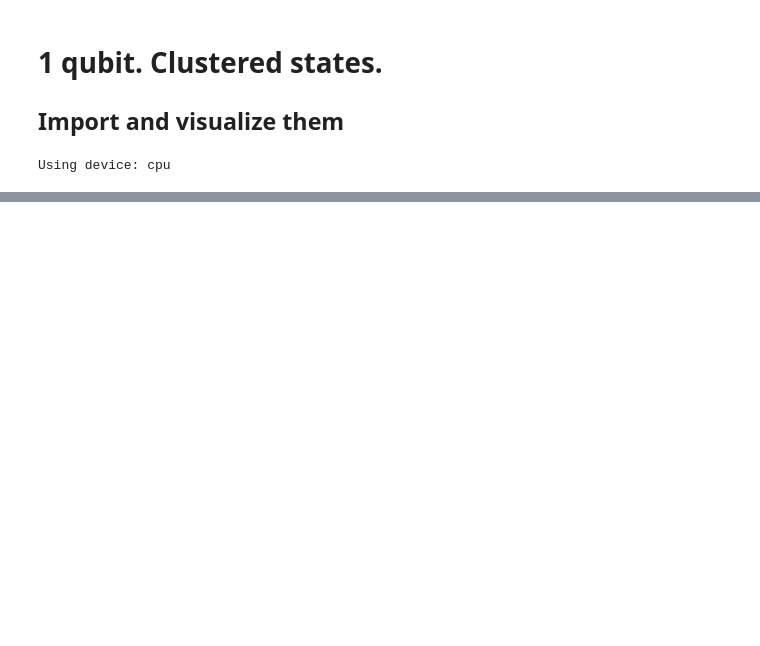
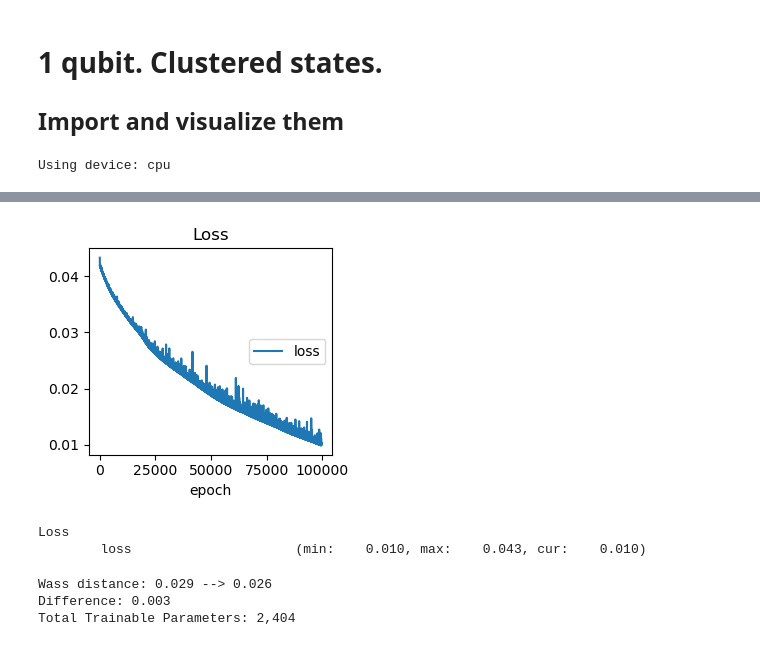
Before and after one commit to alapena/QuantGenMdl, a Jupyter notebook: train_simple_mlp.ipynb, the cells around one changed output, grey strips where cells are left out. Drawn from its saved outputs; the diff is of its cells as text; code cells hidden in the pictures; blank space fills up the shorter version.

```diff
--- a/train_simple_mlp.ipynb
+++ b/train_simple_mlp.ipynb
@@ -72,0 +246,64 @@ TypeError: QDDPMDiffuser.__init__() missing 1 required positional argument: 'n_f
+# %%
+# Second round: fine-tuning with lower lr.
+from livelossplot import PlotLosses
+import copy
+liveloss = PlotLosses(figsize=(6,3))
+lr = 1e-5
+n_epochs = 100000
+pbar = tqdm(range(n_epochs))
+path = Path('results_simple_mlp')/'bestmodel_pretrained.pt'
+checkpoint = torch.load(path)
+model_finetuned = MLP(input_feats, n_hidden_layers, output_feats).to(device)
+model_finetuned.load_state_dict(checkpoint)
+optimizer = torch.optim.AdamW(model_finetuned.parameters(), lr=lr)
+
+logs = {}
+best_loss = float('inf')
+last_save_epoch = 0
+model_finetuned.train()
+for epoch in pbar:
+    loss_epoch = 0
+    for batch in train_dataloader:
+        X, y, ts = batch
+        X, y = X.to(device), y.to(device)
+        optimizer.zero_grad()
+        x = model_finetuned(X)
+        loss = loss_fn(x, y)
+        loss.backward()
+        optimizer.step()
+        loss_value = loss.item()
+        loss_epoch += loss_value
+    # lr_scheduler.step()
+    avg_loss_epoch = loss_epoch / len(train_dataloader)
+    logs['loss'] = avg_loss_epoch
+    liveloss.update(logs)
+    pbar.set_description(f'Epoch {epoch+1}/{n_epochs} Loss: {loss_value:.3e} Last_save: {last_save_epoch}')
+    if avg_loss_epoch < best_loss:
+        best_loss = avg_loss_epoch
+        last_save_epoch = epoch
+        dir , filename = Path('results_simple_mlp'), 'bestmodel_finetuned1.pt'
+        path = dir/filename
+        dir.mkdir(parents=True, exist_ok=True)
+        torch.save(model.state_dict(), path)
+    if epoch % 500 == 0:
+        liveloss.send()
+# %% [output]
+[figure, added]
+Loss
+        loss                     (min:    0.010, max:    0.043, cur:    0.010)
+# %%
+# Print the evolution of the wass distance
+from src.QDDPM_torch_angel import WassDistance
+x = eval(model_finetuned, X)
+wass_true = WassDistance(X, y)
+wass_pred = WassDistance(X, x)
+print(f'Wass distance: {wass_true:.3f} --> {wass_pred:.3f}')
+print(f'Difference: {wass_true - wass_pred:.3f}')
+
+# Print some stats of the model
+n_params = sum(p.numel() for p in model.parameters())
+print(f'Total Trainable Parameters: {n_params:,}')
+# %% [output]
+Wass distance: 0.029 --> 0.026
+Difference: 0.003
+Total Trainable Parameters: 2,404
```
Also changed, not shown: parts of 23 cells of this notebook, 3 other files.
